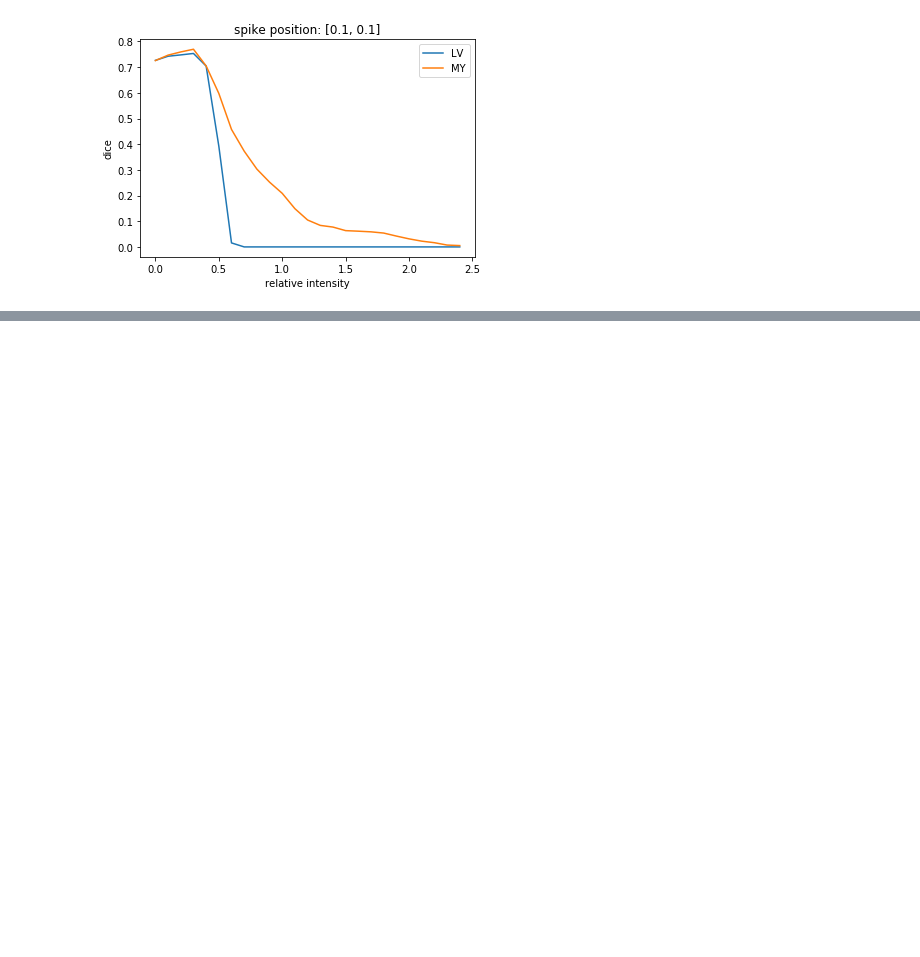
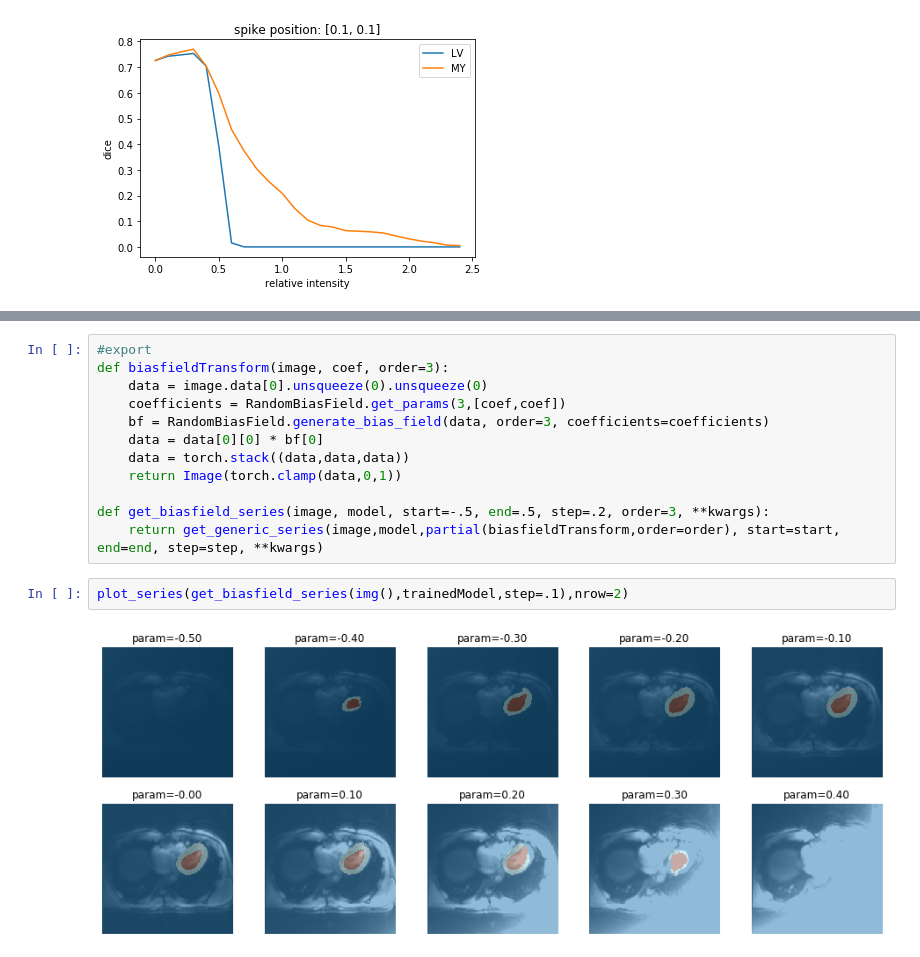
Before and after one commit to chfc-cmi/misas, a Jupyter notebook: 04_mr_artifacts.ipynb, the cells around one changed output, grey strips where cells are left out. Drawn from its saved outputs; the diff is of its cells as text; blank space fills up the shorter version.

```diff
--- a/04_mr_artifacts.ipynb
+++ b/04_mr_artifacts.ipynb
@@ -118,0 +141,16 @@ _ = plt.title(f'spike position: {[.1,.1]}')
+# %%
+#export
+def biasfieldTransform(image, coef, order=3):
+    data = image.data[0].unsqueeze(0).unsqueeze(0)
+    coefficients = RandomBiasField.get_params(3,[coef,coef])
+    bf = RandomBiasField.generate_bias_field(data, order=3, coefficients=coefficients)
+    data = data[0][0] * bf[0]
+    data = torch.stack((data,data,data))
+    return Image(torch.clamp(data,0,1))
+
+def get_biasfield_series(image, model, start=-.5, end=.5, step=.2, order=3, **kwargs):
+    return get_generic_series(image,model,partial(biasfieldTransform,order=order), start=start, end=end, step=step, **kwargs)
+# %%
+plot_series(get_biasfield_series(img(),trainedModel,step=.1),nrow=2)
+# %% [output]
+[figure, added]
```
Also changed, not shown: parts of 9 cells of this notebook, 3 other files.
